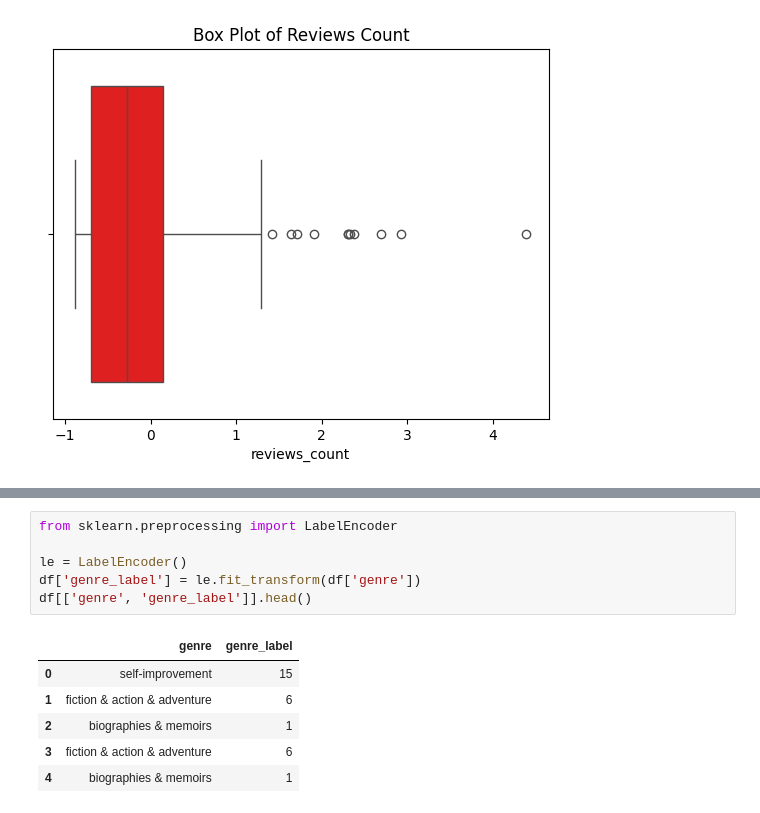
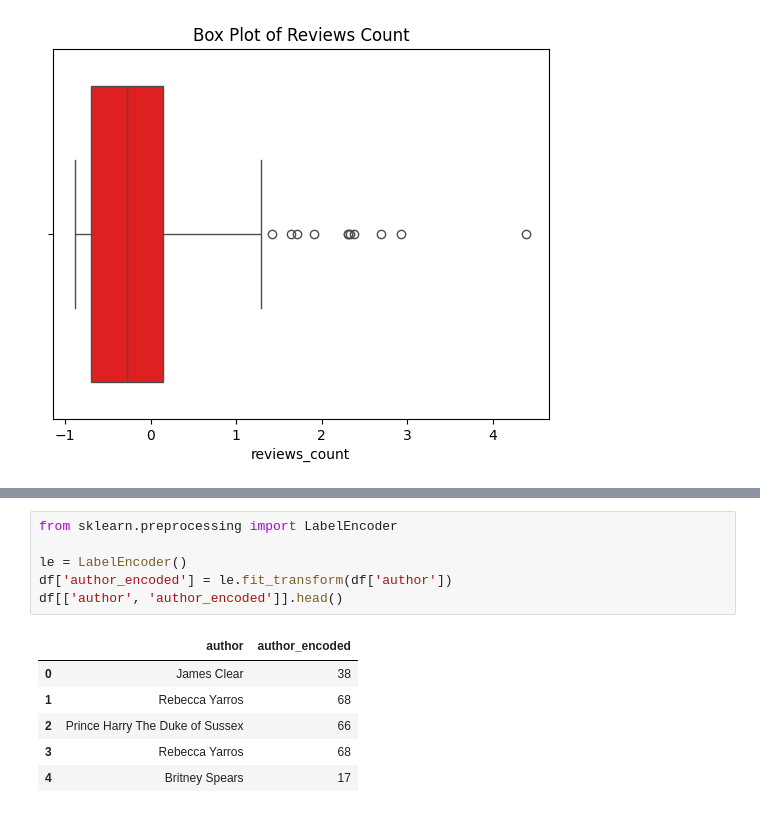
Before and after one commit to khushi24it-star/CA-2-project, a Jupyter notebook: best_selling_books_analysis.ipynb, the cells around one changed output, grey strips where cells are left out. Drawn from its saved outputs; the diff is of its cells as text.

```diff
--- a/best_selling_books_analysis.ipynb
+++ b/best_selling_books_analysis.ipynb
@@ -253,13 +293,13 @@ plt.show()
 # %%
 from sklearn.preprocessing import LabelEncoder
 
 le = LabelEncoder()
-df['genre_label'] = le.fit_transform(df['genre'])
-df[['genre', 'genre_label']].head()
+df['author_encoded'] = le.fit_transform(df['author'])
+df[['author', 'author_encoded']].head()
 # %% [output]
-|  | genre | genre_label |
-| 0 | self-improvement | 15 |
-| 1 | fiction & action & adventure | 6 |
-| 2 | biographies & memoirs | 1 |
-| 3 | fiction & action & adventure | 6 |
-| 4 | biographies & memoirs | 1 |
+|  | author | author_encoded |
+| 0 | James Clear | 38 |
+| 1 | Rebecca Yarros | 68 |
+| 2 | Prince Harry The Duke of Sussex | 66 |
+| 3 | Rebecca Yarros | 68 |
+| 4 | Britney Spears | 17 |
```
Also changed, not shown: parts of 10 cells of this notebook.
